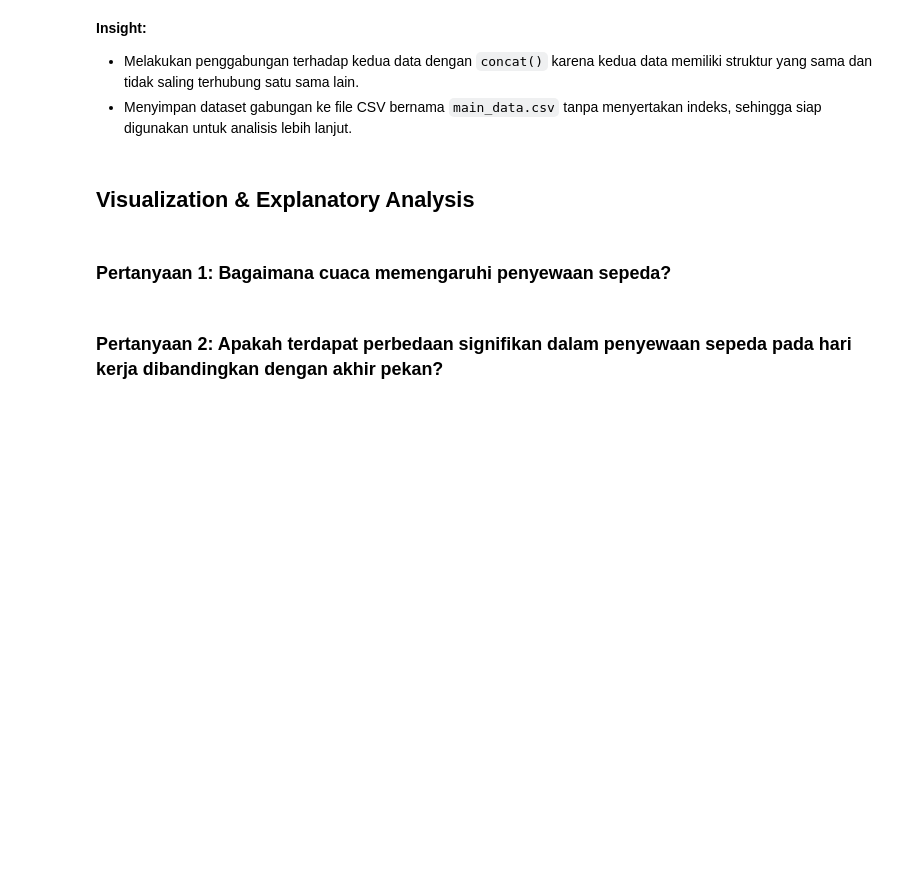
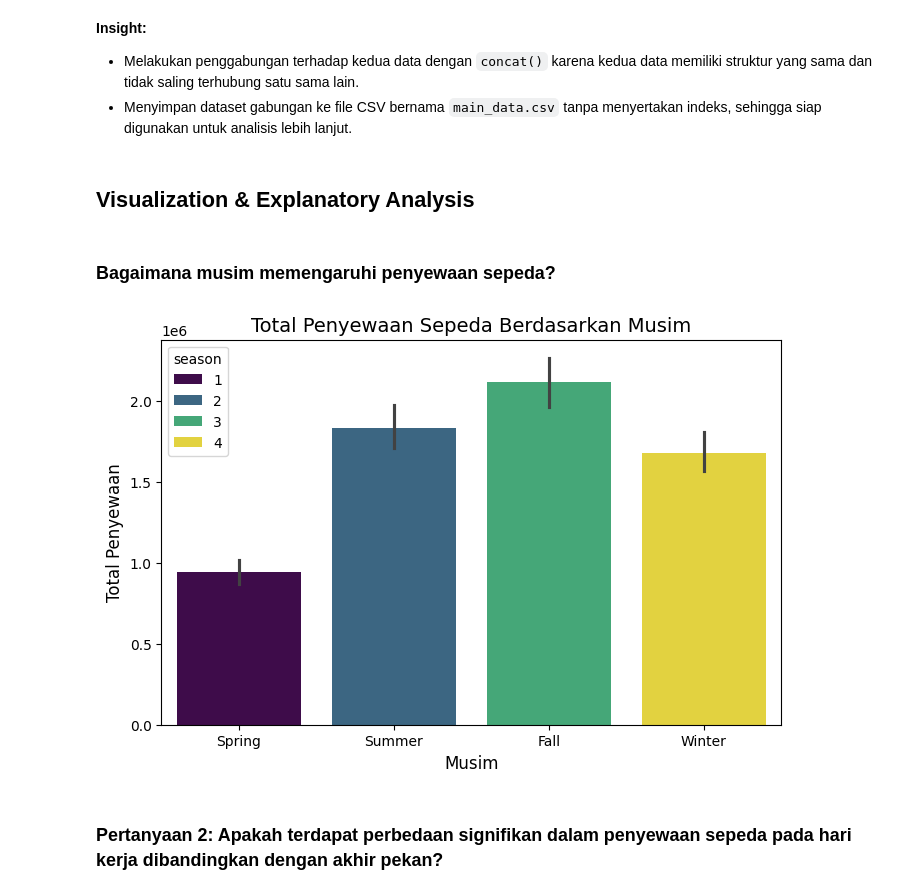
Before and after one commit to raddva/bike-sharing-dataset, a Jupyter notebook: notebook.ipynb, the cells around one changed output. Cells and saved outputs as stored; diff of their text form; code cells hidden in the pictures; blank space fills up the shorter version.

```diff
--- a/notebook.ipynb
+++ b/notebook.ipynb
@@ -130,7 +130,20 @@ all_data.to_csv('main_data.csv', index=False)
 - Menyimpan dataset gabungan ke file CSV bernama `main_data.csv` tanpa menyertakan indeks, sehingga siap digunakan untuk analisis lebih lanjut.
 # %% [markdown]
 ## Visualization & Explanatory Analysis
+# %%
+main_data = pd.read_csv('main_data.csv')
 # %% [markdown]
-### Pertanyaan 1: Bagaimana cuaca memengaruhi penyewaan sepeda?
+### Bagaimana musim memengaruhi penyewaan sepeda?
+# %%
+# Diagram batang jumlah penyewaan per musim
+plt.figure(figsize=(8, 5))
+sns.barplot(x='season', y='cnt', data=main_data, hue='season', estimator=sum, palette='viridis', dodge=False)
+plt.title('Total Penyewaan Sepeda Berdasarkan Musim', fontsize=14)
+plt.xticks([0, 1, 2, 3], ['Spring', 'Summer', 'Fall', 'Winter'])
+plt.xlabel('Musim', fontsize=12)
+plt.ylabel('Total Penyewaan', fontsize=12)
+plt.show()
+# %% [output]
+[figure, added]
 # %% [markdown]
 ### Pertanyaan 2: Apakah terdapat perbedaan signifikan dalam penyewaan sepeda pada hari kerja dibandingkan dengan akhir pekan?
```
Also changed, not shown: parts of 7 cells of this notebook.
